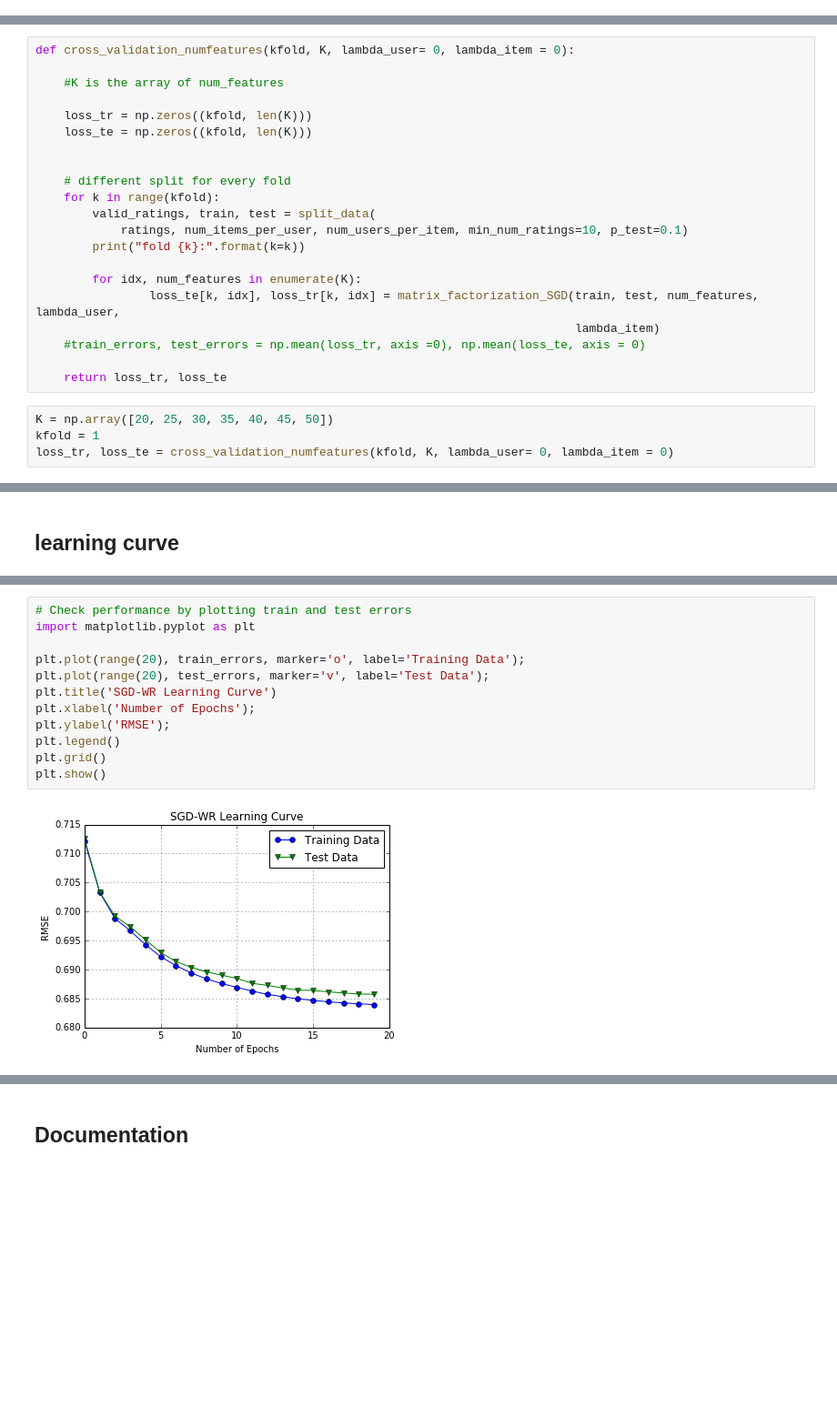
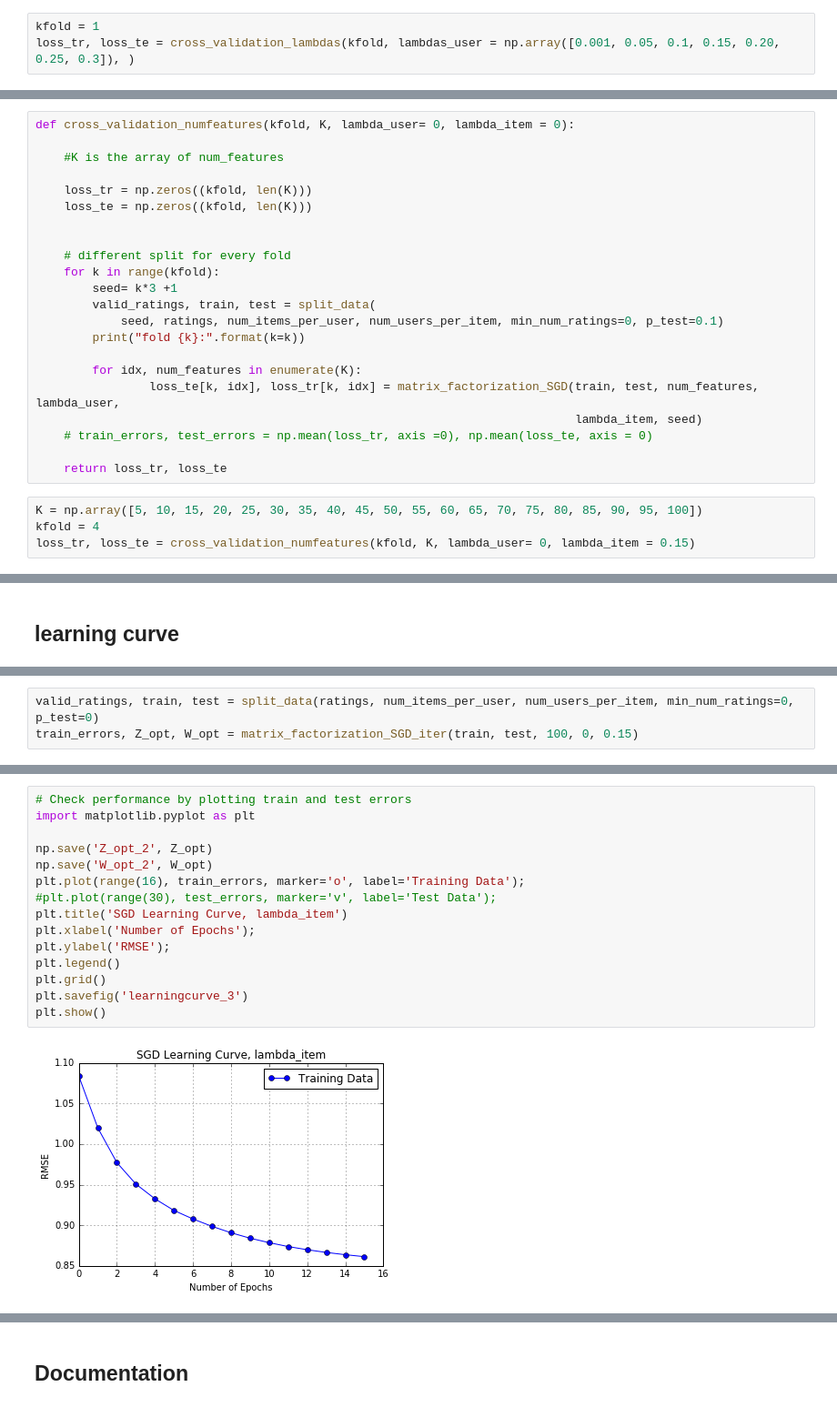
Before and after one commit to michaelheiniger/pcml-project2, a Jupyter notebook: python/MF_SGD_chiara.ipynb, the cells around one changed output, grey strips where cells are left out. Shown: that part at 91% size. Cells and saved outputs as stored; diff of their text form; blank space fills up the shorter version.

```diff
--- a/python/MF_SGD_chiara.ipynb
+++ b/python/MF_SGD_chiara.ipynb
@@ -240,0 +236,3 @@ plt.savefig('e_vs_lambdas_item')
+# %%
+kfold = 1
+loss_tr, loss_te = cross_validation_lambdas(kfold, lambdas_user = np.array([0.001, 0.05, 0.1, 0.15, 0.20, 0.25, 0.3]), )
@@ -251,20 +325,21 @@ def cross_validation_numfeatures(kfold, K, lambda_user= 0, lambda_item = 0):
 
     # different split for every fold
     for k in range(kfold):
+        seed= k*3 +1
         valid_ratings, train, test = split_data(
-            ratings, num_items_per_user, num_users_per_item, min_num_ratings=10, p_test=0.1)
+            seed, ratings, num_items_per_user, num_users_per_item, min_num_ratings=0, p_test=0.1)
         print("fold {k}:".format(k=k))
 
         for idx, num_features in enumerate(K):
                 loss_te[k, idx], loss_tr[k, idx] = matrix_factorization_SGD(train, test, num_features, lambda_user,
-                                                                            lambda_item)
-    #train_errors, test_errors = np.mean(loss_tr, axis =0), np.mean(loss_te, axis = 0)
+                                                                            lambda_item, seed)
+    # train_errors, test_errors = np.mean(loss_tr, axis =0), np.mean(loss_te, axis = 0)
 
     return loss_tr, loss_te
 # %%
-K = np.array([20, 25, 30, 35, 40, 45, 50])
-kfold = 1
-loss_tr, loss_te = cross_validation_numfeatures(kfold, K, lambda_user= 0, lambda_item = 0)
+K = np.array([5, 10, 15, 20, 25, 30, 35, 40, 45, 50, 55, 60, 65, 70, 75, 80, 85, 90, 95, 100])
+kfold = 4
+loss_tr, loss_te = cross_validation_numfeatures(kfold, K, lambda_user= 0, lambda_item = 0.15)
 # %% [output]
 fold 0:
 learn the matrix factorization using SGD...
@@ -306,0 +465,3 @@ plt.savefig('e_vs_numfeatures')
+# %%
+valid_ratings, train, test = split_data(ratings, num_items_per_user, num_users_per_item, min_num_ratings=0, p_test=0)
+train_errors, Z_opt, W_opt = matrix_factorization_SGD_iter(train, test, 100, 0, 0.15)
@@ -307,14 +489,17 @@ plt.savefig('e_vs_numfeatures')
 # %%
 # Check performance by plotting train and test errors
 import matplotlib.pyplot as plt
 
-plt.plot(range(20), train_errors, marker='o', label='Training Data');
-plt.plot(range(20), test_errors, marker='v', label='Test Data');
-plt.title('SGD-WR Learning Curve')
+np.save('Z_opt_2', Z_opt)
+np.save('W_opt_2', W_opt)
+plt.plot(range(16), train_errors, marker='o', label='Training Data');
+#plt.plot(range(30), test_errors, marker='v', label='Test Data');
+plt.title('SGD Learning Curve, lambda_item')
 plt.xlabel('Number of Epochs');
 plt.ylabel('RMSE');
 plt.legend()
 plt.grid()
+plt.savefig('learningcurve_3')
 plt.show()
 # %% [output]
-[figure, old version]
+[figure, new version]
```
Also changed, not shown: parts of 25 cells of this notebook.
